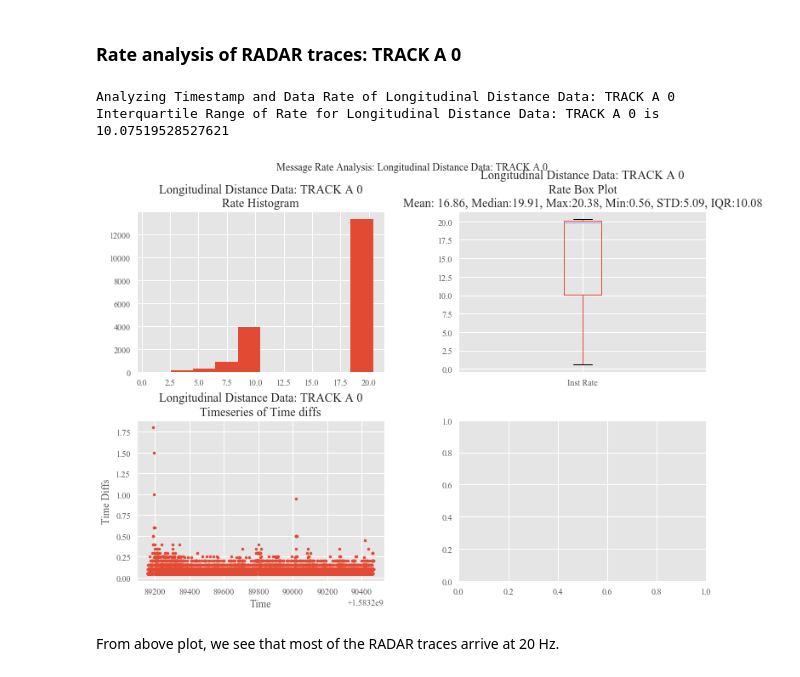
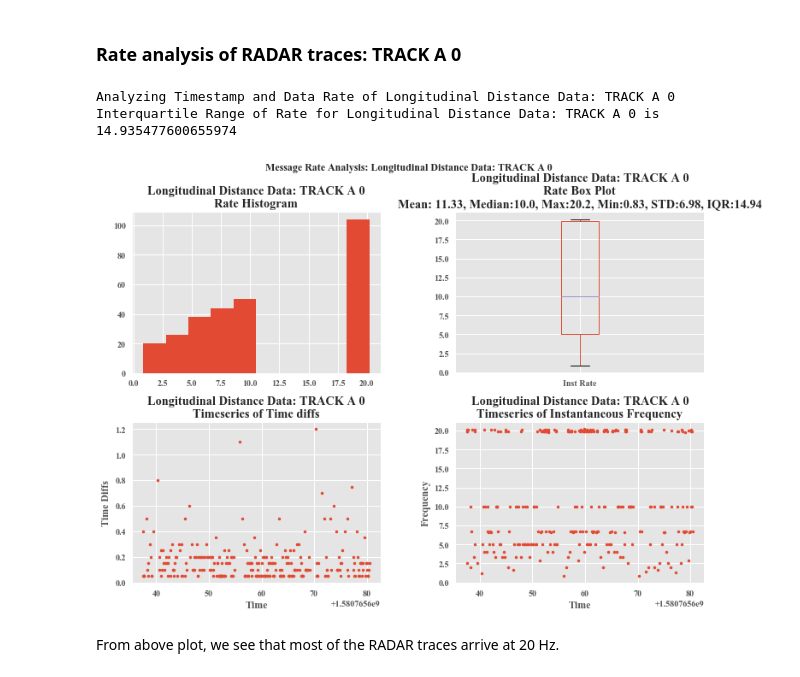
Before and after one commit to jmscslgroup/strym, a Jupyter notebook: notebook/CAN Data Analysis using strymread.ipynb, the cells around one changed output. Drawn from its saved outputs; the diff is of its cells as text; code cells hidden in the pictures.

```diff
--- a/notebook/CAN Data Analysis using strymread.ipynb
+++ b/notebook/CAN Data Analysis using strymread.ipynb
@@ -34,7 +34,7 @@ import numpy as np
 # %% [markdown]
 ## Specify Data Location
 # %%
-datafolder = "/Users/sprinkle/work/research/circles/cyverse/2020_03_03/"
+datafolder = "/home/ivory/CyverseData/JmscslgroupData/PandaData/2020_02_03/"
 import glob
 csvlist = glob.glob(datafolder+"*.csv")
 # %%
@@ -88,13 +88,13 @@ from above 2x2 plot, we see that speed data came at 50 Hz a little more than hal
 ### Rate analysis of RADAR traces: TRACK A 0
 # %%
 track_id = np.arange(0, 1) # I want to analyze rate for TRACK_A_0 only
-long_dist = r0.ts_long_dist(track_id)
+long_dist = r0.long_dist(track_id)
 
 strym.ranalyze(long_dist, title='Longitudinal Distance Data: TRACK A 0')
 # %% [output]
 Analyzing Timestamp and Data Rate of Longitudinal Distance Data: TRACK A 0
-Interquartile Range of Rate for Longitudinal Distance Data: TRACK A 0 is 10.07519528527621
+Interquartile Range of Rate for Longitudinal Distance Data: TRACK A 0 is 14.935477600655974
-[figure, old version]
+[figure, new version]
 # %% [markdown]
 From above plot, we see that most of the RADAR traces arrive at 20 Hz.
 # %% [markdown]
```
Also changed, not shown: parts of 16 cells of this notebook.
